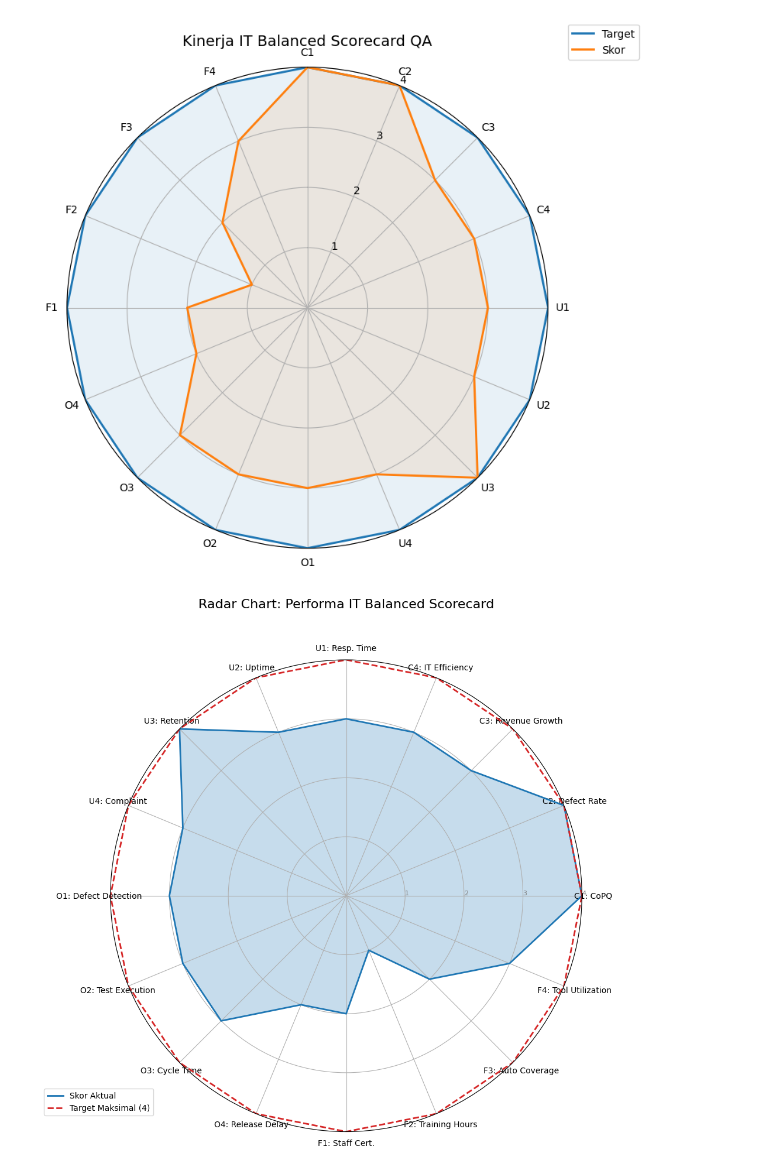
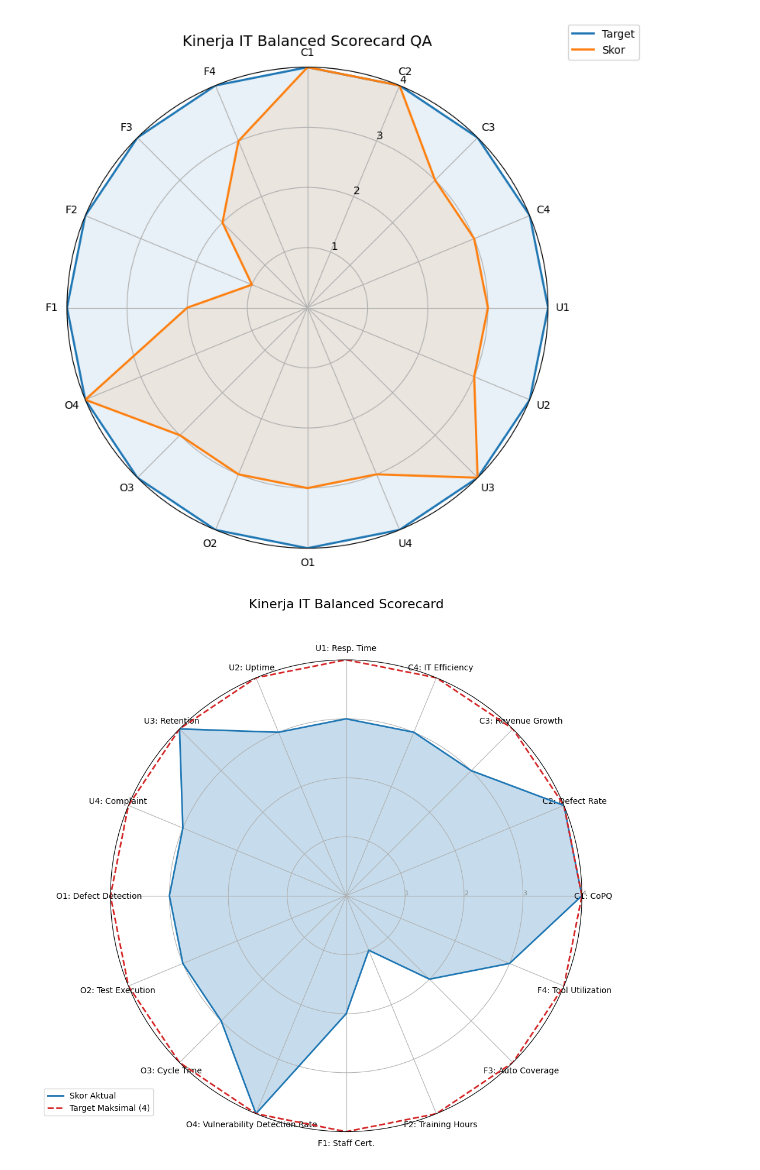
Before and after one commit to kholilakhmad/Tematik-Analysis, a Jupyter notebook: radar-itbsc.ipynb, the cells around one changed output. Saved outputs shown, nothing was run; the diff lists cells and outputs as text; code cells hidden in the pictures.

Commit message:
Kaggle Notebook | Radar ITBSC | Version 4

```diff
--- a/radar-itbsc.ipynb
+++ b/radar-itbsc.ipynb
@@ -7,7 +7,7 @@ import matplotlib.pyplot as plt
 # =========================
 labels = ["C1", "C2", "C3", "C4", "U1", "U2", "U3", "U4", "O1", "O2", "O3", "O4", "F1", "F2", "F3", "F4"]
 target = [4, 4, 4, 4, 4, 4, 4, 4, 4, 4, 4, 4, 4, 4, 4, 4]
-skor   = [4, 4, 3, 3, 3, 3, 4, 3, 3, 3, 3, 2, 2, 1, 2, 3]
+skor   = [4, 4, 3, 3, 3, 3, 4, 3, 3, 3, 3, 4, 2, 1, 2, 3]
 
 # =========================
 # PREPARATION
@@ -60,7 +60,7 @@ ax.legend(loc="upper right", bbox_to_anchor=(1.2, 1.1))
 plt.tight_layout()
 plt.show()
 # %% [output]
-[figure, old version]
+[figure, new version]
 # %%
 import numpy as np
 import matplotlib.pyplot as plt
@@ -69,10 +69,10 @@ import matplotlib.pyplot as plt
 labels = [
     "C1: CoPQ", "C2: Defect Rate", "C3: Revenue Growth", "C4: IT Efficiency",
     "U1: Resp. Time", "U2: Uptime", "U3: Retention", "U4: Complaint",
-    "O1: Defect Detection", "O2: Test Execution", "O3: Cycle Time", "O4: Release Delay",
+    "O1: Defect Detection", "O2: Test Execution", "O3: Cycle Time", "O4: Vulnerability Detection Rate",
     "F1: Staff Cert.", "F2: Training Hours", "F3: Auto Coverage", "F4: Tool Utilization"
 ]
-scores = [4, 4, 3, 3, 3, 3, 4, 3, 3, 3, 3, 2, 2, 1, 2, 3]
+scores = [4, 4, 3, 3, 3, 3, 4, 3, 3, 3, 3, 4, 2, 1, 2, 3]
 target_val = 4
 num_vars = len(labels)
 
@@ -81,35 +81,35 @@ angles = np.linspace(0, 2 * np.pi, num_vars, endpoint=False).tolist()
 
 # Menutup loop grafik dengan menambahkan data awal ke akhir list
 scores += scores[:1]
 angles += angles[:1]
 target_line = [target_val] * (num_vars + 1)
 
 # 3. Pembuatan Plot
 fig, ax = plt.subplots(figsize=(10, 10), subplot_kw=dict(polar=True))
 
 # Gambar sumbu per variabel
 plt.xticks(angles[:-1], labels, color='black', size=10)
 
 # Pengaturan label skor (1-4)
 ax.set_rlabel_position(0)
 plt.yticks([1, 2, 3, 4], ["1", "2", "3", "4"], color="grey", size=8)
 plt.ylim(0, 4)
 
 # Plot Skor Aktual
 ax.plot(angles, scores, linewidth=2, linestyle='solid', label='Skor Aktual', color='#1f77b4')
 ax.fill(angles, scores, '#1f77b4', alpha=0.25)
 
 # Plot Garis Target
 ax.plot(angles, target_line, linewidth=2, linestyle='dashed', label='Target Maksimal (4)', color='#d62728')
 
 # Judul dan Legenda
-plt.title('Radar Chart: Performa IT Balanced Scorecard', size=16, color='black', y=1.1)
+plt.title('Kinerja IT Balanced Scorecard', size=16, color='black', y=1.1)
 plt.legend(loc='upper right', bbox_to_anchor=(0.1, 0.1))
 
 plt.tight_layout()
 plt.show()
 # %% [output]
-[figure, old version]
+[figure, new version]
 # %%
 import numpy as np
 import matplotlib.pyplot as plt
```
Also changed, not shown: parts of 1 cell of this notebook.
